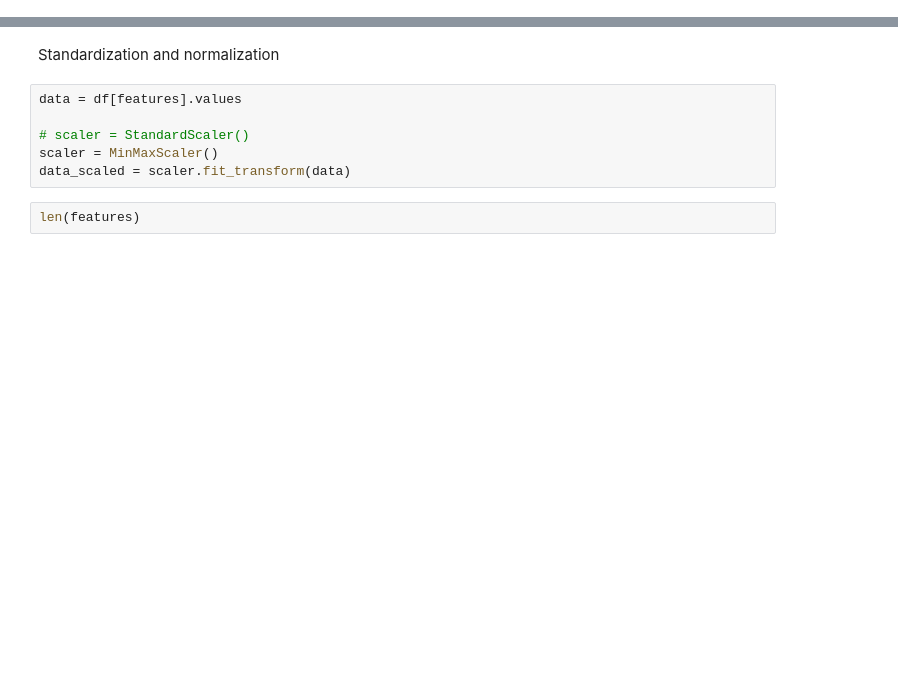
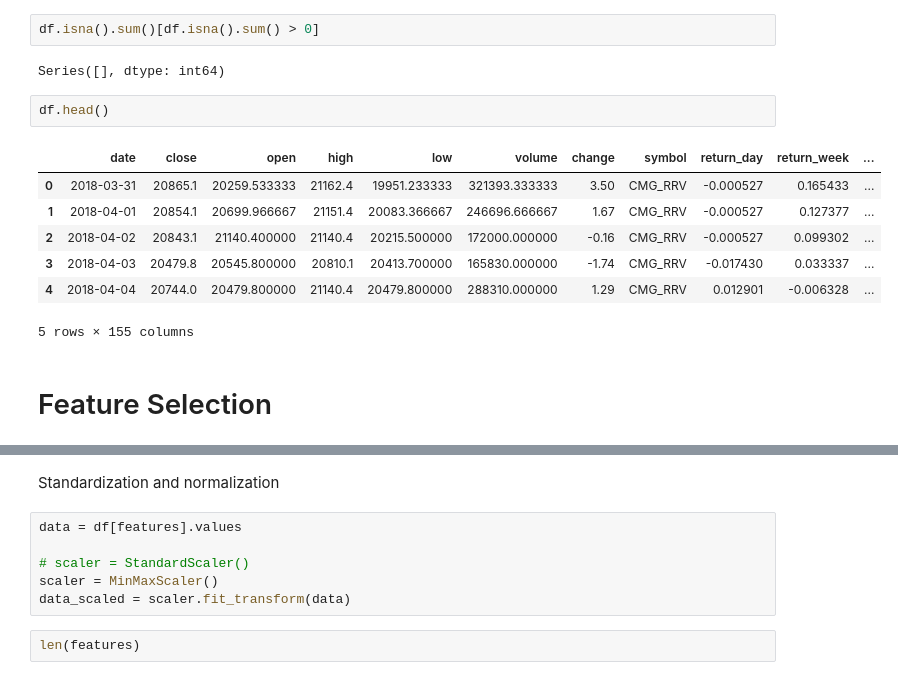
Before and after one commit to Savoxism/Dataflow-2025, a Jupyter notebook: finetune_lstm.ipynb, the cells around one changed output, grey strips where cells are left out. Saved outputs shown, nothing was run; the diff lists cells and outputs as text; blank space fills up the shorter version.

```diff
--- a/finetune_lstm.ipynb
+++ b/finetune_lstm.ipynb
@@ -143,0 +195,16 @@ features = [
+# %%
+df.isna().sum()[df.isna().sum() > 0]
+# %% [output]
+Series([], dtype: int64)
+# %%
+df.head()
+# %% [output]
+|  | date | close | open | high | low | volume | change | symbol | return_day | return_week | ... |
+| 0 | 2018-03-31 | 20865.1 | 20259.533333 | 21162.4 | 19951.233333 | 321393.333333 | 3.50 | CMG_RRV | -0.000527 | 0.165433 | ... |
+| 1 | 2018-04-01 | 20854.1 | 20699.966667 | 21151.4 | 20083.366667 | 246696.666667 | 1.67 | CMG_RRV | -0.000527 | 0.127377 | ... |
+| 2 | 2018-04-02 | 20843.1 | 21140.400000 | 21140.4 | 20215.500000 | 172000.000000 | -0.16 | CMG_RRV | -0.000527 | 0.099302 | ... |
+| 3 | 2018-04-03 | 20479.8 | 20545.800000 | 20810.1 | 20413.700000 | 165830.000000 | -1.74 | CMG_RRV | -0.017430 | 0.033337 | ... |
+| 4 | 2018-04-04 | 20744.0 | 20479.800000 | 21140.4 | 20479.800000 | 288310.000000 | 1.29 | CMG_RRV | 0.012901 | -0.006328 | ... |
+5 rows × 155 columns
+# %% [markdown]
+# Feature Selection
```
Also changed, not shown: parts of 17 cells of this notebook, 40 other files.
